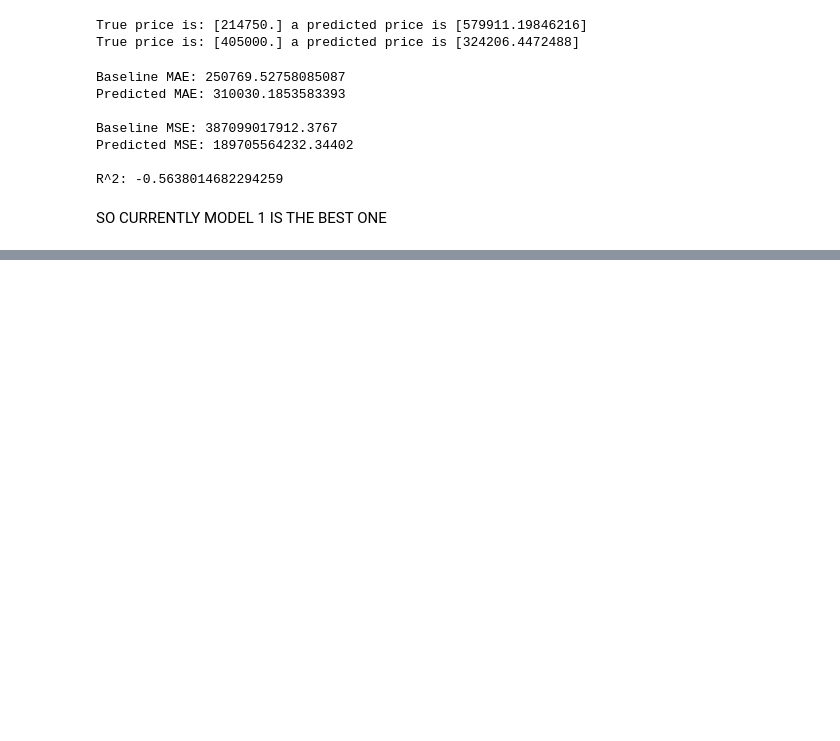
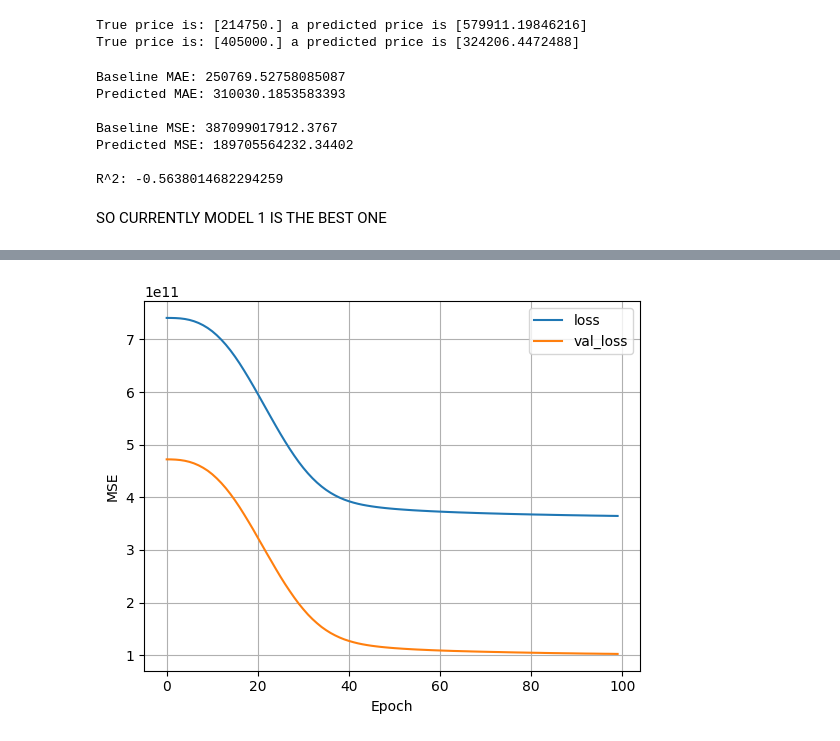
Before and after one commit to Itskindastrange/House-Price-Predection, a Jupyter notebook: House_Price_Pred.ipynb, the cells around one changed output, grey strips where cells are left out. Saved outputs shown, nothing was run; the diff lists cells and outputs as text; code cells hidden in the pictures; blank space fills up the shorter version.

```diff
--- a/House_Price_Pred.ipynb
+++ b/House_Price_Pred.ipynb
@@ -357,0 +365,38 @@ SO CURRENTLY MODEL 1 IS THE BEST ONE
+# %%
+def plot_loss(history):
+  plt.plot(history.history['loss'], label='loss')
+  plt.plot(history.history['val_loss'], label='val_loss')
+  plt.xlabel('Epoch')
+  plt.ylabel('MSE')
+  plt.legend()
+  plt.grid(True)
+  plt.show()
+# %%
+all_normalizer = tf.keras.layers.Normalization(input_shape=(54,),axis=-1)
+all_normalizer.adapt(X_train)
+# %%
+nn_model = tf.keras.Sequential([
+    all_normalizer,
+    tf.keras.layers.Dense(64,activation='relu'),
+    tf.keras.layers.Dense(32,activation='relu'),
+    tf.keras.layers.Dense(1)
+])
+
+nn_model.compile(tf.keras.optimizers.Adam(learning_rate=0.001),loss='mean_squared_error')
+# %%
+from tensorflow.keras.callbacks import EarlyStopping, ReduceLROnPlateau
+
+early_stopping = EarlyStopping(monitor='val_loss', patience=10, restore_best_weights=True)
+reduce_lr = ReduceLROnPlateau(monitor='val_loss', factor=0.2, patience=5, min_lr=0.0001)
+
+history = nn_model.fit(
+    X_train, y_train,
+    epochs=100,
+    verbose=0,
+    validation_data=(X_val, y_val),
+    callbacks=[early_stopping, reduce_lr]
+)
+# %%
+plot_loss(history)
+# %% [output]
+[figure, added]
```
Also changed, not shown: parts of 8 cells of this notebook.
